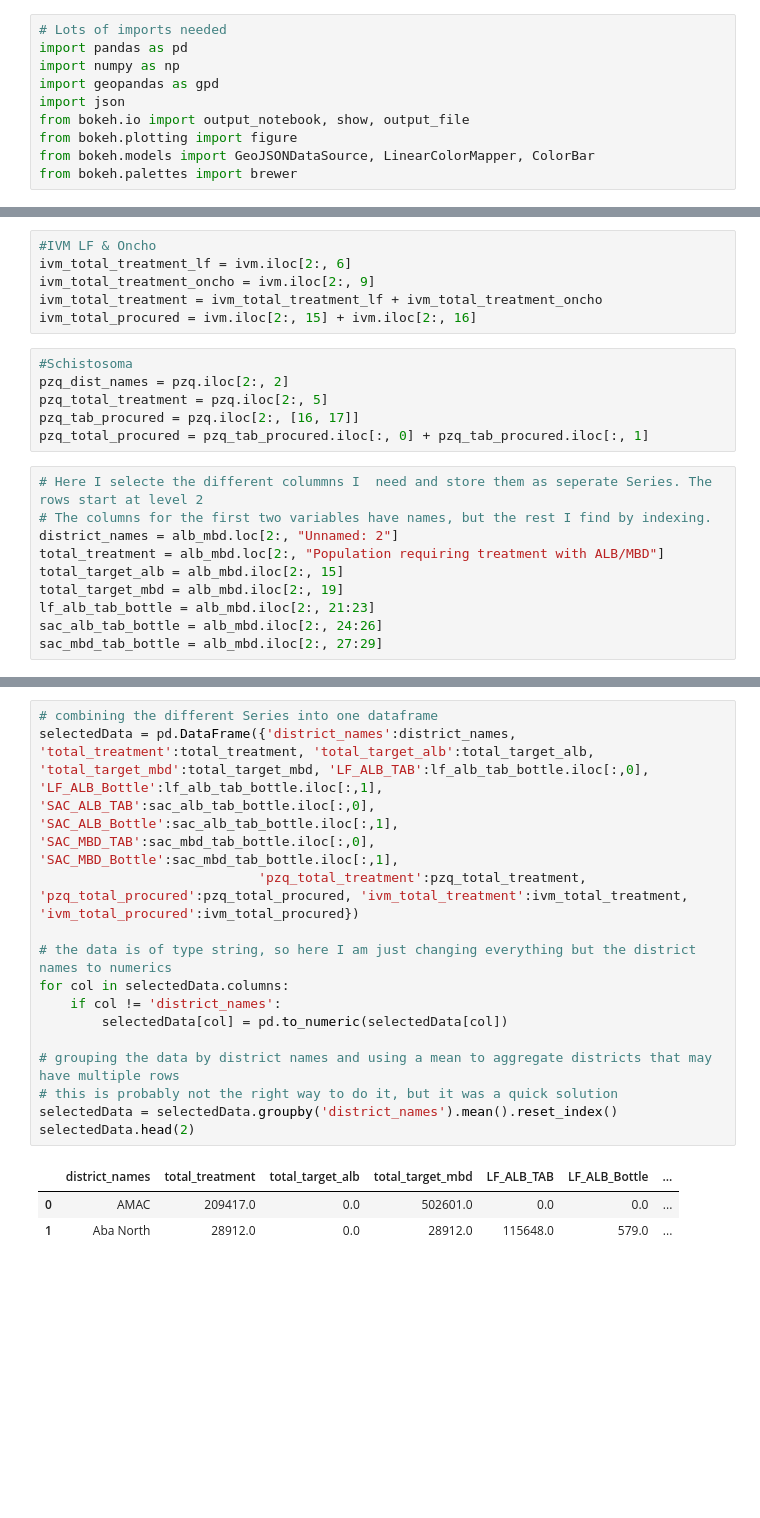
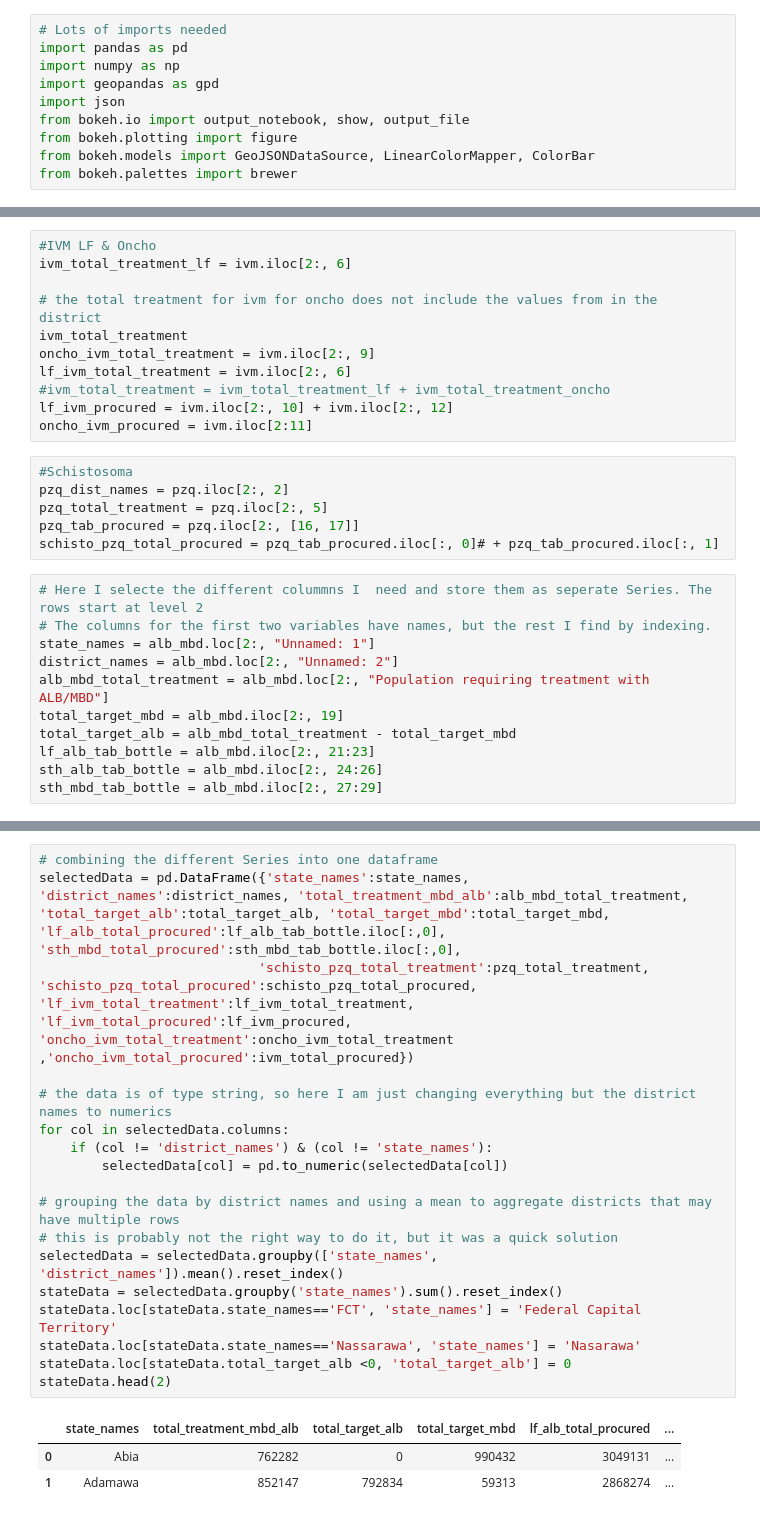
Before and after one commit to stm7631/AA-08-Washington-Data-Wizards, a Jupyter notebook: Code/Reading and Plotting Nigeria Data.ipynb, the cells around one changed output, grey strips where cells are left out. Cells and saved outputs as stored; diff of their text form; blank space fills up the shorter version.

```diff
--- a/Code/Reading and Plotting Nigeria Data.ipynb
+++ b/Code/Reading and Plotting Nigeria Data.ipynb
@@ -28,22 +32,28 @@ ivm.head()
 # %%
 #IVM LF & Oncho
 ivm_total_treatment_lf = ivm.iloc[2:, 6]
-ivm_total_treatment_oncho = ivm.iloc[2:, 9]
-ivm_total_treatment = ivm_total_treatment_lf + ivm_total_treatment_oncho
-ivm_total_procured = ivm.iloc[2:, 15] + ivm.iloc[2:, 16]
+
+# the total treatment for ivm for oncho does not include the values from in the district
+ivm_total_treatment
+oncho_ivm_total_treatment = ivm.iloc[2:, 9]
+lf_ivm_total_treatment = ivm.iloc[2:, 6]
+#ivm_total_treatment = ivm_total_treatment_lf + ivm_total_treatment_oncho
+lf_ivm_procured = ivm.iloc[2:, 10] + ivm.iloc[2:, 12]
+oncho_ivm_procured = ivm.iloc[2:11]
 # %%
 #Schistosoma
 pzq_dist_names = pzq.iloc[2:, 2]
 pzq_total_treatment = pzq.iloc[2:, 5]
 pzq_tab_procured = pzq.iloc[2:, [16, 17]]
-pzq_total_procured = pzq_tab_procured.iloc[:, 0] + pzq_tab_procured.iloc[:, 1]
+schisto_pzq_total_procured = pzq_tab_procured.iloc[:, 0]# + pzq_tab_procured.iloc[:, 1]
 # %%
 # Here I selecte the different colummns I  need and store them as seperate Series. The rows start at level 2
 # The columns for the first two variables have names, but the rest I find by indexing.
+state_names = alb_mbd.loc[2:, "Unnamed: 1"]
 district_names = alb_mbd.loc[2:, "Unnamed: 2"]
-total_treatment = alb_mbd.loc[2:, "Population requiring treatment with ALB/MBD"]
-total_target_alb = alb_mbd.iloc[2:, 15]
+alb_mbd_total_treatment = alb_mbd.loc[2:, "Population requiring treatment with ALB/MBD"]
 total_target_mbd = alb_mbd.iloc[2:, 19]
+total_target_alb = alb_mbd_total_treatment - total_target_mbd
 lf_alb_tab_bottle = alb_mbd.iloc[2:, 21:23]
-sac_alb_tab_bottle = alb_mbd.iloc[2:, 24:26]
-sac_mbd_tab_bottle = alb_mbd.iloc[2:, 27:29]
+sth_alb_tab_bottle = alb_mbd.iloc[2:, 24:26]
+sth_mbd_tab_bottle = alb_mbd.iloc[2:, 27:29]
@@ -56,18 +60,22 @@ lf_alb_tab_bottle.head(1)
 # %%
 # combining the different Series into one dataframe
-selectedData = pd.DataFrame({'district_names':district_names, 'total_treatment':total_treatment, 'total_target_alb':total_target_alb, 'total_target_mbd':total_target_mbd, 'LF_ALB_TAB':lf_alb_tab_bottle.iloc[:,0], 'LF_ALB_Bottle':lf_alb_tab_bottle.iloc[:,1], 'SAC_ALB_TAB':sac_alb_tab_bottle.iloc[:,0], 'SAC_ALB_Bottle':sac_alb_tab_bottle.iloc[:,1], 'SAC_MBD_TAB':sac_mbd_tab_bottle.iloc[:,0], 'SAC_MBD_Bottle':sac_mbd_tab_bottle.iloc[:,1],
-                            'pzq_total_treatment':pzq_total_treatment, 'pzq_total_procured':pzq_total_procured, 'ivm_total_treatment':ivm_total_treatment, 'ivm_total_procured':ivm_total_procured})
+selectedData = pd.DataFrame({'state_names':state_names, 'district_names':district_names, 'total_treatment_mbd_alb':alb_mbd_total_treatment, 'total_target_alb':total_target_alb, 'total_target_mbd':total_target_mbd, 'lf_alb_total_procured':lf_alb_tab_bottle.iloc[:,0], 'sth_mbd_total_procured':sth_mbd_tab_bottle.iloc[:,0],
+                            'schisto_pzq_total_treatment':pzq_total_treatment, 'schisto_pzq_total_procured':schisto_pzq_total_procured, 'lf_ivm_total_treatment':lf_ivm_total_treatment, 'lf_ivm_total_procured':lf_ivm_procured, 'oncho_ivm_total_treatment':oncho_ivm_total_treatment ,'oncho_ivm_total_procured':ivm_total_procured})
 
 # the data is of type string, so here I am just changing everything but the district names to numerics
 for col in selectedData.columns:
-    if col != 'district_names':
+    if (col != 'district_names') & (col != 'state_names'):
         selectedData[col] = pd.to_numeric(selectedData[col])
 
 # grouping the data by district names and using a mean to aggregate districts that may have multiple rows
 # this is probably not the right way to do it, but it was a quick solution
-selectedData = selectedData.groupby('district_names').mean().reset_index()
-selectedData.head(2)
+selectedData = selectedData.groupby(['state_names', 'district_names']).mean().reset_index()
+stateData = selectedData.groupby('state_names').sum().reset_index()
+stateData.loc[stateData.state_names=='FCT', 'state_names'] = 'Federal Capital Territory'
+stateData.loc[stateData.state_names=='Nassarawa', 'state_names'] = 'Nasarawa'
+stateData.loc[stateData.total_target_alb <0, 'total_target_alb'] = 0
+stateData.head(2)
 # %% [output]
-|  | district_names | total_treatment | total_target_alb | total_target_mbd | LF_ALB_TAB | LF_ALB_Bottle | ... |
-| 0 | AMAC | 209417.0 | 0.0 | 502601.0 | 0.0 | 0.0 | ... |
-| 1 | Aba North | 28912.0 | 0.0 | 28912.0 | 115648.0 | 579.0 | ... |
+|  | state_names | total_treatment_mbd_alb | total_target_alb | total_target_mbd | lf_alb_total_procured | ... |
+| 0 | Abia | 762282 | 0 | 990432 | 3049131 | ... |
+| 1 | Adamawa | 852147 | 792834 | 59313 | 2868274 | ... |
```
Also changed, not shown: parts of 14 cells of this notebook, 3 other files.
